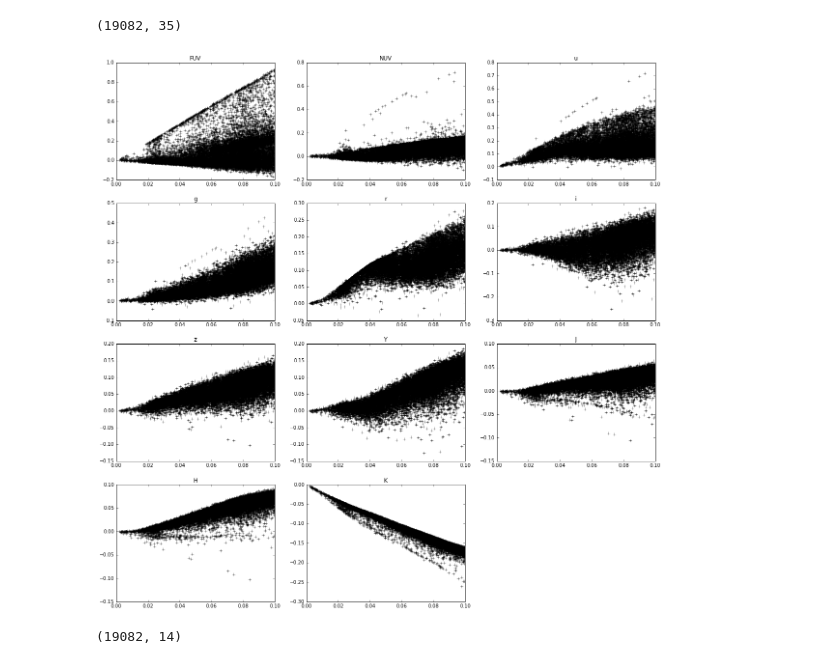
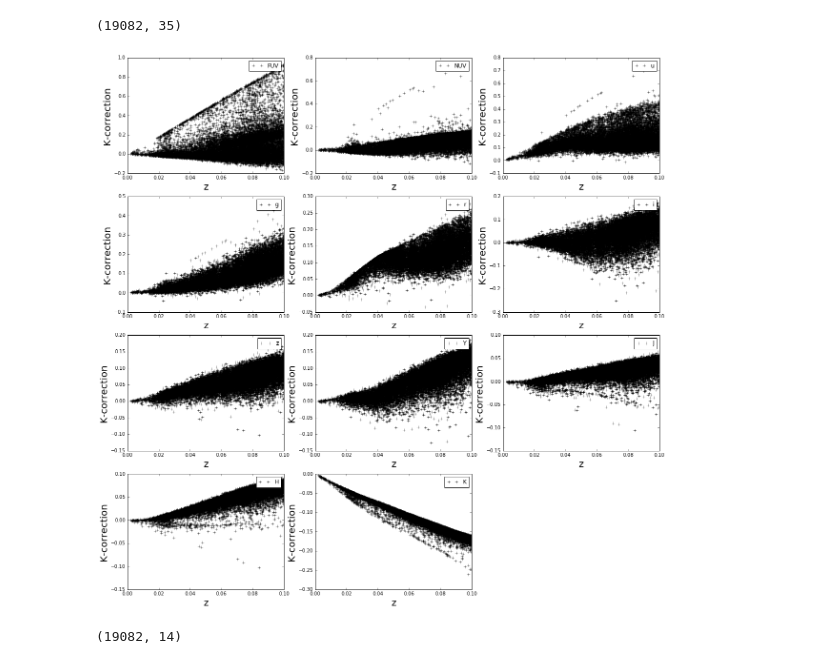
Before and after one commit to calumhrmurray/MPhysProject, a Jupyter notebook: analysis/final_cmds/absolute_mags_and_kcorrections.ipynb, the cells around one changed output. Drawn from its saved outputs; the diff is of its cells as text; code cells hidden in the pictures.

```diff
--- a/analysis/final_cmds/absolute_mags_and_kcorrections.ipynb
+++ b/analysis/final_cmds/absolute_mags_and_kcorrections.ipynb
@@ -81,12 +81,14 @@ for row in galaxies:
 # %%
 bands = ['FUV','NUV','u','g','r','i','z','Y','J','H','K','W1','W2']
 plt.figure(figsize=(20,20))
 for i,band in enumerate(bands[:-2]):
     plt.subplot(4,3,i+1)
-    plt.plot([row[0] for row in kcorrections],[row[1][i] for row in kcorrections],'k+')
-    plt.title(band)
+    plt.plot([row[0] for row in kcorrections],[row[1][i] for row in kcorrections],'k+',label=band)
+    plt.legend()
+    plt.ylabel('K-correction',fontsize=20)
+    plt.xlabel('z',fontsize=20)
 # %% [output]
-[figure, old version]
+[figure, new version]
 # %%
 def DM(z):
     return 5*(np.log10(cosmo.luminosity_distance(z).to(u.pc).value/10))
```
Also changed, not shown: 5 other files.
